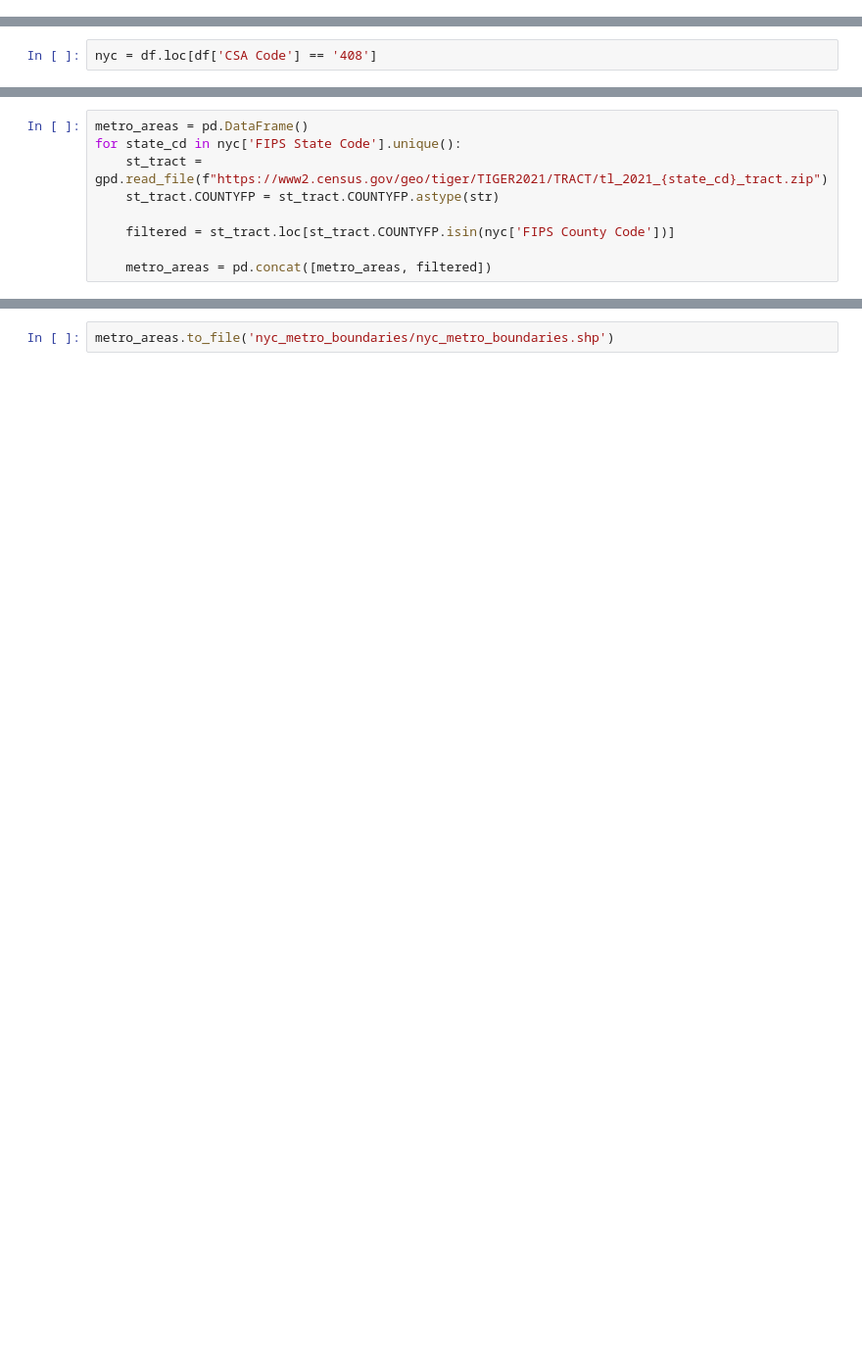
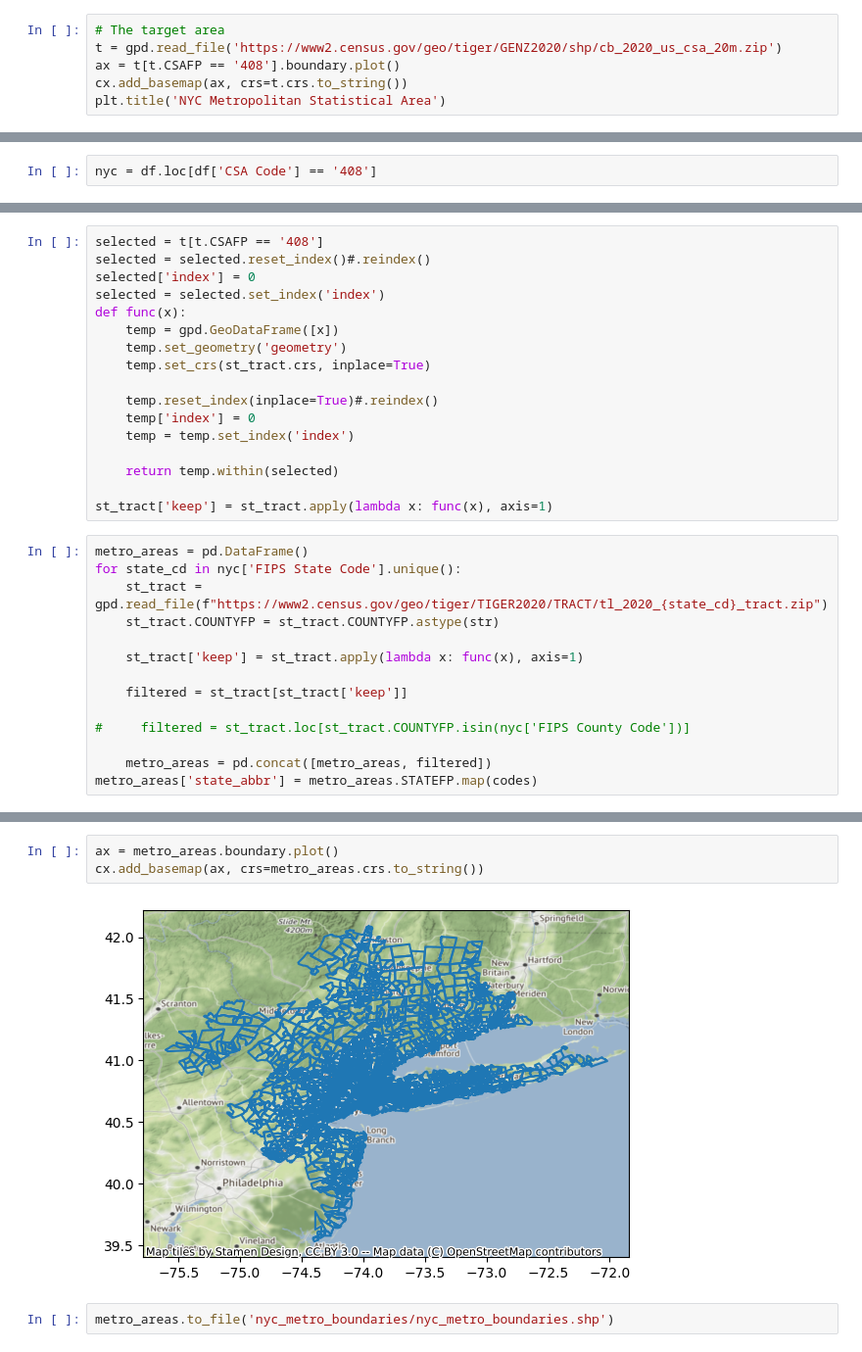
Before and after one commit to geohai/urban-neighborhood-graph-representations, a Jupyter notebook: dataset/Tracts/download_tracts.ipynb, the cells around one changed output, grey strips where cells are left out. Shown at 98% size. Drawn from its saved outputs; the diff is of its cells as text; blank space fills up the shorter version.

```diff
--- a/dataset/Tracts/download_tracts.ipynb
+++ b/dataset/Tracts/download_tracts.ipynb
@@ -21,0 +24,6 @@ df.loc[df['CSA Code'] == '408'].shape
+# %%
+# The target area
+t = gpd.read_file('https://www2.census.gov/geo/tiger/GENZ2020/shp/cb_2020_us_csa_20m.zip')
+ax = t[t.CSAFP == '408'].boundary.plot()
+cx.add_basemap(ax, crs=t.crs.to_string())
+plt.title('NYC Metropolitan Statistical Area')
@@ -45,9 +52,31 @@ st_tract.head()
+# %%
+selected = t[t.CSAFP == '408']
+selected = selected.reset_index()#.reindex()
+selected['index'] = 0
+selected = selected.set_index('index')
+def func(x):
+    temp = gpd.GeoDataFrame([x])
+    temp.set_geometry('geometry')
+    temp.set_crs(st_tract.crs, inplace=True)
+
+    temp.reset_index(inplace=True)#.reindex()
+    temp['index'] = 0
+    temp = temp.set_index('index')
+
+    return temp.within(selected)
+
+st_tract['keep'] = st_tract.apply(lambda x: func(x), axis=1)
 # %%
 metro_areas = pd.DataFrame()
 for state_cd in nyc['FIPS State Code'].unique():
-    st_tract = gpd.read_file(f"https://www2.census.gov/geo/tiger/TIGER2021/TRACT/tl_2021_{state_cd}_tract.zip")
+    st_tract = gpd.read_file(f"https://www2.census.gov/geo/tiger/TIGER2020/TRACT/tl_2020_{state_cd}_tract.zip")
     st_tract.COUNTYFP = st_tract.COUNTYFP.astype(str)
 
-    filtered = st_tract.loc[st_tract.COUNTYFP.isin(nyc['FIPS County Code'])]
+    st_tract['keep'] = st_tract.apply(lambda x: func(x), axis=1)
+
+    filtered = st_tract[st_tract['keep']]
+
+#     filtered = st_tract.loc[st_tract.COUNTYFP.isin(nyc['FIPS County Code'])]
 
     metro_areas = pd.concat([metro_areas, filtered])
+metro_areas['state_abbr'] = metro_areas.STATEFP.map(codes)
@@ -78,2 +87,7 @@ metro_areas['state_abbr'] = metro_areas.STATEFP.map(codes)
+# %%
+ax = metro_areas.boundary.plot()
+cx.add_basemap(ax, crs=metro_areas.crs.to_string())
+# %% [output]
+[figure, added]
 # %%
 metro_areas.to_file('nyc_metro_boundaries/nyc_metro_boundaries.shp')
```
Also changed, not shown: parts of 18 cells of this notebook, 6 other files.
